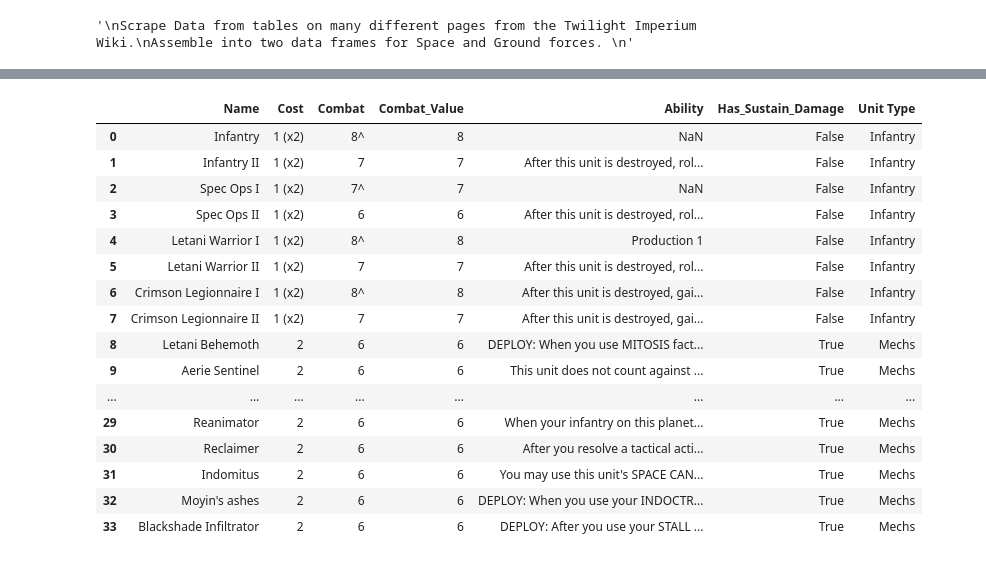
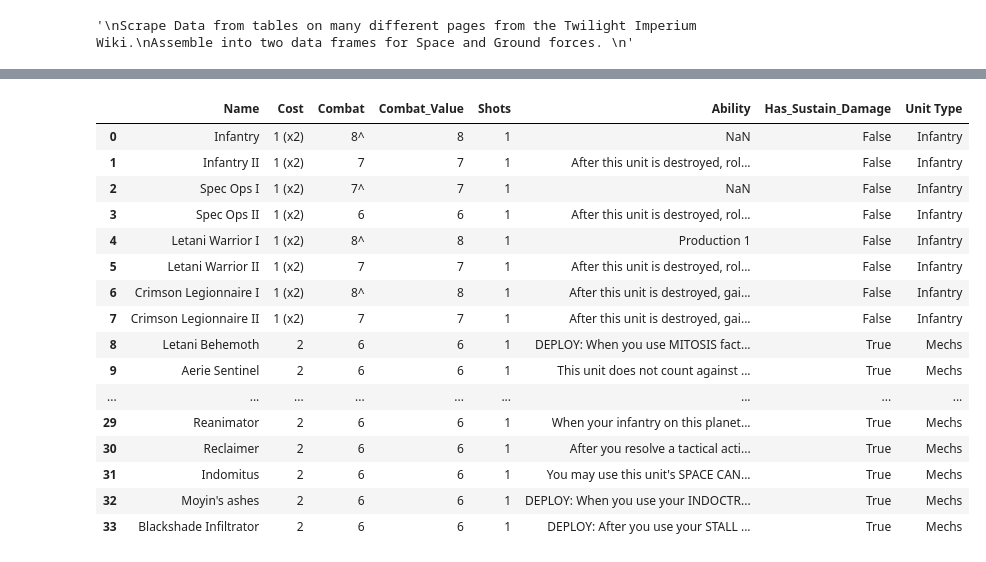
Before and after one commit to Kyle-Maher/twilight-imperium, a Jupyter notebook: Main/[1] webpage_scrape.ipynb, the cells around one changed output, grey strips where cells are left out. Drawn from its saved outputs; the diff is of its cells as text; code cells hidden in the pictures.

Commit message:
Added 'Shots' column

```diff
--- a/Main/[1] webpage_scrape.ipynb
+++ b/Main/[1] webpage_scrape.ipynb
@@ -67,11 +67,16 @@ for table in tables:
     cost = row_data[0]
     combat = row_data[1]
     combat_value = combat.strip('^')
+    try:
+        shots = combat_value.split(' ')[1].strip('()').strip('x')
+    except IndexError:
+        shots = 1
+
     move = row_data[2]
     capacity = row_data[3]
 
     flagship_stats = {'Name': name, 'Ability': ability, 'Bonus_Abilities': bonus_abilities, 'Has_Sustain_Damage': has_sustain_damage, 'Cost': cost,
-                      'Combat': combat, 'Combat_Value': combat_value, 'Move': move, 'Capacity': capacity, 'Unit Type': 'Flagship'}
+                      'Combat': combat, 'Combat_Value': combat_value, 'Shots': shots, 'Move': move, 'Capacity': capacity, 'Unit Type': 'Flagship'}
     all_flagships.append(flagship_stats)
 
 flagships_df = pd.DataFrame(all_flagships, index=factions)
@@ -107,17 +132,23 @@ for ship in ships_list:
             has_sustain_damage = 'Sustain Damage' in ability
         except TypeError:
             has_sustain_damage = False
+
         row_data = table.iloc[-2].dropna()
         cost = row_data.iloc[0]
         combat = row_data.iloc[1]
         combat_value = combat.strip('^')
+        try:
+            shots = combat_value.split(' ')[1].strip('()').strip('x')
+        except IndexError:
+            shots = 1
+
         move = row_data.iloc[2]
         try:
             capacity = row_data.iloc[3]
         except IndexError:
             capacity = 0
 
-        ship_stats = {'Name': name, 'Cost': cost, 'Combat': combat, 'Combat_Value': combat_value, 'Move': move,
+        ship_stats = {'Name': name, 'Cost': cost, 'Combat': combat, 'Combat_Value': combat_value, 'Shots': shots, 'Move': move,
                       'Capacity': capacity, 'Ability': ability, 'Has_Sustain_Damage': has_sustain_damage, 'Unit Type': ship}
         ships.append(ship_stats)
 
@@ -158,51 +189,55 @@ for ground_force in ground_forces_list:
     soup = BeautifulSoup(page.content, 'html.parser')
 
     tables = soup.find_all('table', class_="article-table")
 ##################################################
 # Jumping to tables means currently missing faction
 # name for faction specific units.
 ##################################################
 
     for table in tables:
         name = table.find('th').get_text(strip=True)
         table = pd.read_html(StringIO(str(table)))
         table = table[0]
 
         ability = table.iloc[0, 1]
         try:
             has_sustain_damage = 'Sustain Damage' in ability
         except TypeError:
             has_sustain_damage = False
         row_data = table.iloc[-2].dropna()
         cost = row_data.iloc[0]
         combat = row_data.iloc[1]
         combat_value = combat.strip('^')
+        try:
+            shots = combat_value.split(' ')[1].strip('()').strip('x')
+        except IndexError:
+            shots = 1
 
-        ground_force_stats = {'Name': name, 'Cost': cost, 'Combat': combat, 'Combat_Value': combat_value,
+        ground_force_stats = {'Name': name, 'Cost': cost, 'Combat': combat, 'Combat_Value': combat_value, 'Shots': shots,
                               'Ability': ability, 'Has_Sustain_Damage': has_sustain_damage, 'Unit Type': ground_force}
         ground_forces.append(ground_force_stats)
 
 ground_forces_df = pd.DataFrame(ground_forces)
 ground_forces_df = ground_forces_df
 ground_forces_df
 # %% [output]
-|  | Name | Cost | Combat | Combat_Value | Ability | Has_Sustain_Damage | Unit Type |
-| 0 | Infantry | 1 (x2) | 8^ | 8 | NaN | False | Infantry |
-| 1 | Infantry II | 1 (x2) | 7 | 7 | After this unit is destroyed, rol... | False | Infantry |
-| 2 | Spec Ops I | 1 (x2) | 7^ | 7 | NaN | False | Infantry |
-| 3 | Spec Ops II | 1 (x2) | 6 | 6 | After this unit is destroyed, rol... | False | Infantry |
-| 4 | Letani Warrior I | 1 (x2) | 8^ | 8 | Production 1 | False | Infantry |
-| 5 | Letani Warrior II | 1 (x2) | 7 | 7 | After this unit is destroyed, rol... | False | Infantry |
-| 6 | Crimson Legionnaire I | 1 (x2) | 8^ | 8 | After this unit is destroyed, gai... | False | Infantry |
-| 7 | Crimson Legionnaire II | 1 (x2) | 7 | 7 | After this unit is destroyed, gai... | False | Infantry |
-| 8 | Letani Behemoth | 2 | 6 | 6 | DEPLOY: When you use MITOSIS fact... | True | Mechs |
-| 9 | Aerie Sentinel | 2 | 6 | 6 | This unit does not count against ... | True | Mechs |
-| ... | ... | ... | ... | ... | ... | ... | ... |
-| 29 | Reanimator | 2 | 6 | 6 | When your infantry on this planet... | True | Mechs |
-| 30 | Reclaimer | 2 | 6 | 6 | After you resolve a tactical acti... | True | Mechs |
-| 31 | Indomitus | 2 | 6 | 6 | You may use this unit's SPACE CAN... | True | Mechs |
-| 32 | Moyin's ashes | 2 | 6 | 6 | DEPLOY: When you use your INDOCTR... | True | Mechs |
-| 33 | Blackshade Infiltrator | 2 | 6 | 6 | DEPLOY: After you use your STALL ... | True | Mechs |
+|  | Name | Cost | Combat | Combat_Value | Shots | Ability | Has_Sustain_Damage | Unit Type |
+| 0 | Infantry | 1 (x2) | 8^ | 8 | 1 | NaN | False | Infantry |
+| 1 | Infantry II | 1 (x2) | 7 | 7 | 1 | After this unit is destroyed, rol... | False | Infantry |
+| 2 | Spec Ops I | 1 (x2) | 7^ | 7 | 1 | NaN | False | Infantry |
+| 3 | Spec Ops II | 1 (x2) | 6 | 6 | 1 | After this unit is destroyed, rol... | False | Infantry |
+| 4 | Letani Warrior I | 1 (x2) | 8^ | 8 | 1 | Production 1 | False | Infantry |
+| 5 | Letani Warrior II | 1 (x2) | 7 | 7 | 1 | After this unit is destroyed, rol... | False | Infantry |
+| 6 | Crimson Legionnaire I | 1 (x2) | 8^ | 8 | 1 | After this unit is destroyed, gai... | False | Infantry |
+| 7 | Crimson Legionnaire II | 1 (x2) | 7 | 7 | 1 | After this unit is destroyed, gai... | False | Infantry |
+| 8 | Letani Behemoth | 2 | 6 | 6 | 1 | DEPLOY: When you use MITOSIS fact... | True | Mechs |
+| 9 | Aerie Sentinel | 2 | 6 | 6 | 1 | This unit does not count against ... | True | Mechs |
+| ... | ... | ... | ... | ... | ... | ... | ... | ... |
+| 29 | Reanimator | 2 | 6 | 6 | 1 | When your infantry on this planet... | True | Mechs |
+| 30 | Reclaimer | 2 | 6 | 6 | 1 | After you resolve a tactical acti... | True | Mechs |
+| 31 | Indomitus | 2 | 6 | 6 | 1 | You may use this unit's SPACE CAN... | True | Mechs |
+| 32 | Moyin's ashes | 2 | 6 | 6 | 1 | DEPLOY: When you use your INDOCTR... | True | Mechs |
+| 33 | Blackshade Infiltrator | 2 | 6 | 6 | 1 | DEPLOY: After you use your STALL ... | True | Mechs |
 # %%
 space_units_df = flagships_df.merge(ships_df, how='outer')
 ground_units_df = ground_forces_df
```
Also changed, not shown: parts of 2 cells of this notebook.
